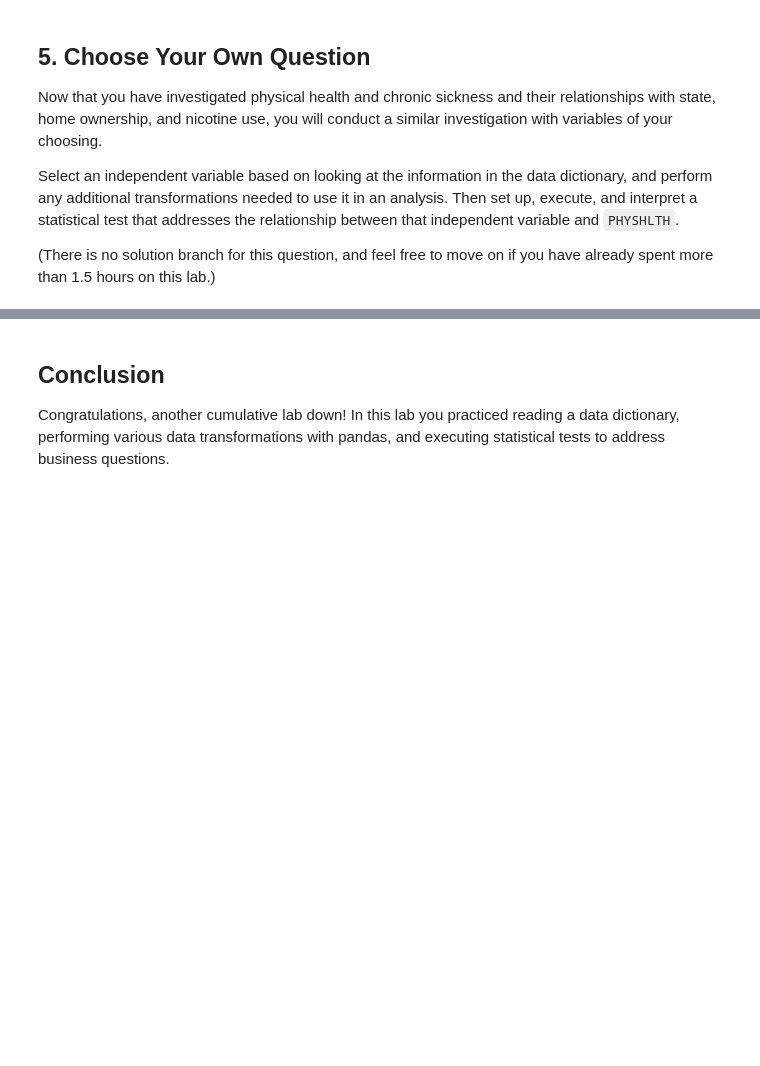
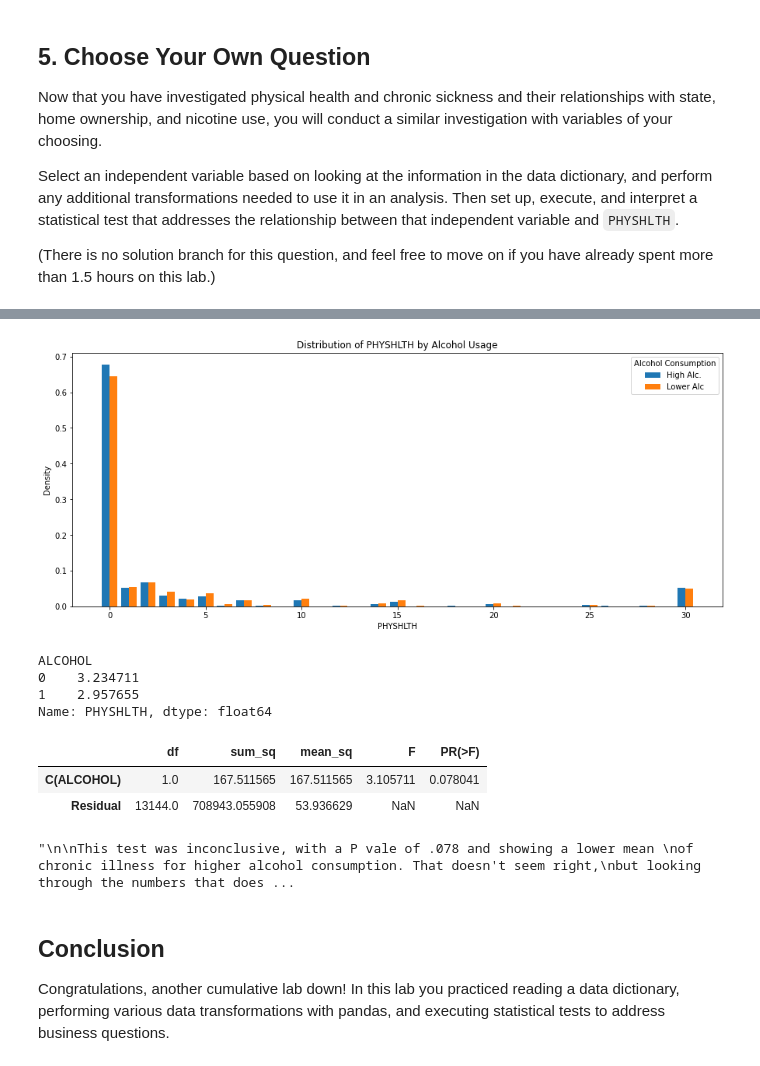
Before and after one commit to thegrandblooms/dsc-hypothesis-testing-lab, a Jupyter notebook: index.ipynb, the cells around one changed output, grey strips where cells are left out. Saved outputs shown, nothing was run; the diff lists cells and outputs as text; code cells hidden in the pictures; blank space fills up the shorter version.

```diff
--- a/index.ipynb
+++ b/index.ipynb
@@ -345,0 +629,12 @@ Select an independent variable based on looking at the information in the data d
+# %%
+# Looking at this histogram, 215 and greater will be considered on the higher end of alcohol usage and made into a binary value.
+
+df_alc_data['ALCOHOL'] = 0
+
+conditions = ((df_alc_data['ALCDAY5'] >= 215) & (df_alc_data['ALCDAY5'] <= 230))
+
+# Populate the column
+df_alc_data.loc[conditions, 'ALCOHOL'] = 1
+
+# View a sample
+df_alc_data[["ALCOHOL", 'ALCDAY5']].sample(20)
@@ -346,3 +669,51 @@ Select an independent variable based on looking at the information in the data d
+# %%
+high_alcohol = df_alc_data.loc[df_alc_data["ALCOHOL"] == 1, "PHYSHLTH"]
+other_alcohol = df_alc_data.loc[df_alc_data["ALCOHOL"] == 0, "PHYSHLTH"]
+
+fig, ax = plt.subplots(figsize=(15, 6))
+
+ax.hist(
+    x=[high_alcohol, other_alcohol],
+    label=["High Alc.", "Lower Alc"],
+    bins=range(32),
+    align="left",
+    density=True
+)
+
+ax.set_xlabel("PHYSHLTH")
+ax.set_ylabel("Density")
+ax.set_title("Distribution of PHYSHLTH by Alcohol Usage")
+
+ax.legend(title="Alcohol Consumption");
+# %% [output]
+[figure, added]
+# %%
+df_alc_data.groupby("ALCOHOL")["PHYSHLTH"].mean()
+# %% [output]
+ALCOHOL
+0    3.234711
+1    2.957655
+Name: PHYSHLTH, dtype: float64
+# %%
+formula = 'PHYSHLTH ~ C(ALCOHOL)'
+lm = ols(formula, df_alc_data).fit()
+sm.stats.anova_lm(lm)
+# %% [output]
+|  | df | sum_sq | mean_sq | F | PR(>F) |
+| C(ALCOHOL) | 1.0 | 167.511565 | 167.511565 | 3.105711 | 0.078041 |
+| Residual | 13144.0 | 708943.055908 | 53.936629 | NaN | NaN |
+# %%
+"""
+
+This test was inconclusive, with a P vale of .078 and showing a lower mean
+of chronic illness for higher alcohol consumption. That doesn't seem right,
+but looking through the numbers that does seem to be what they are saying.
+In any event it means we cannot reject the null hypothesis given this test
+and data.
+
+"""
+# %% [output]
+"\n\nThis test was inconclusive, with a P vale of .078 and showing a lower mean \nof chronic illness for higher alcohol consumption. That doesn't seem right,\nbut looking through the numbers that does ...
 # %% [markdown]
 ## Conclusion
 
```
Also changed, not shown: parts of 47 cells of this notebook.
